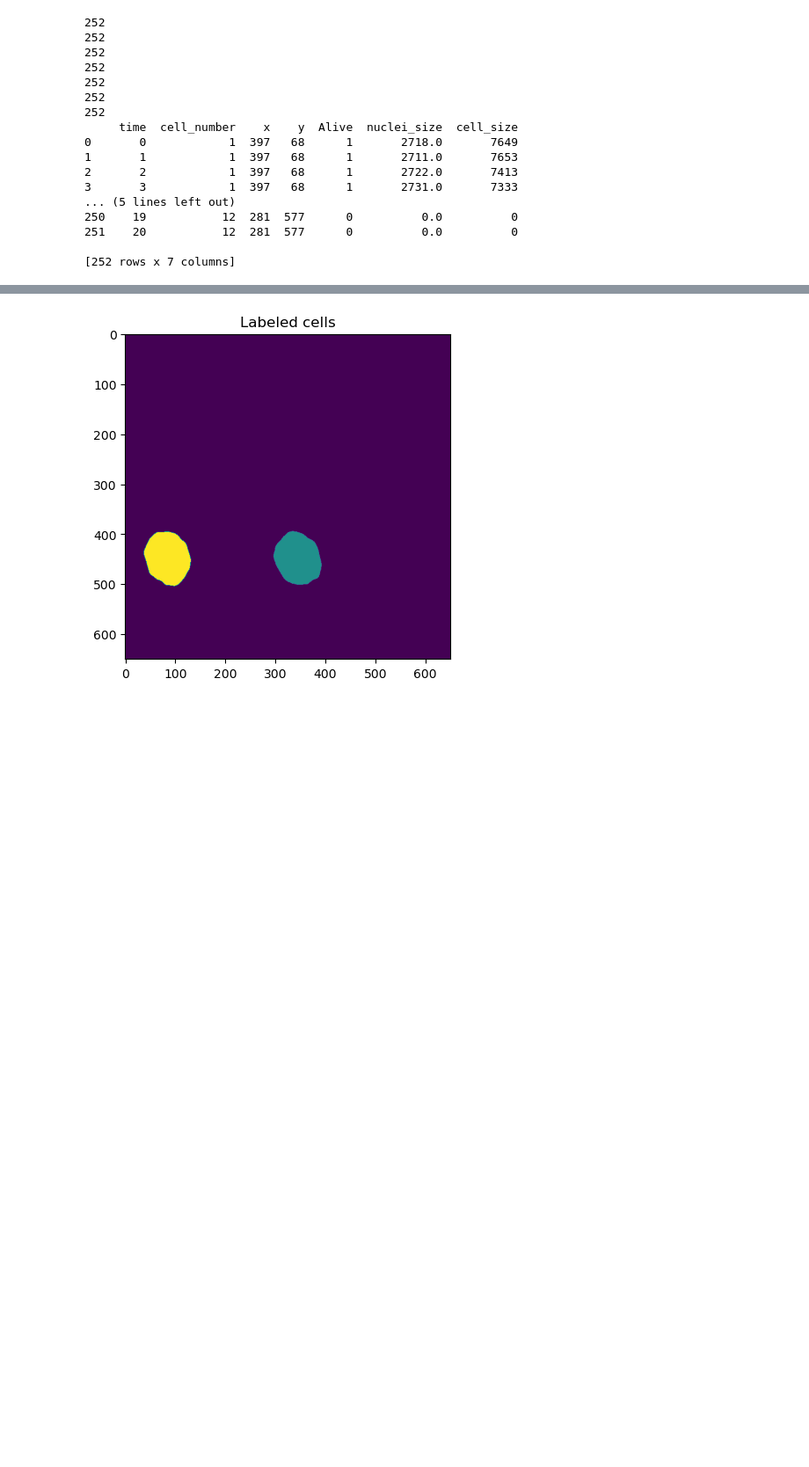
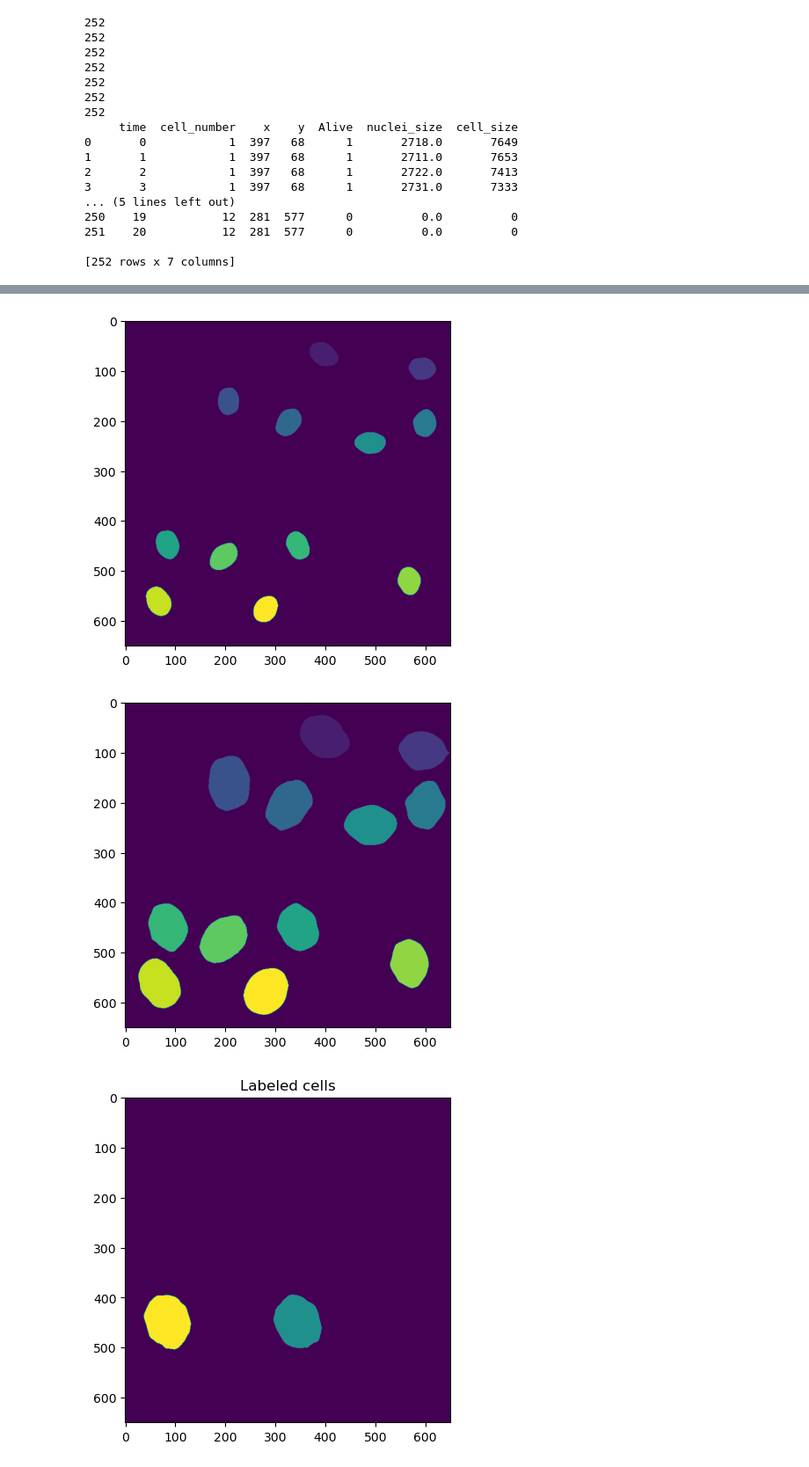
Before and after one commit to Munsky/UQbio2024_Team4, a Jupyter notebook: first_steps_Wiktoria.ipynb, the cells around one changed output, grey strips where cells are left out. Shown: that part at 88% size. Saved outputs shown, nothing was run; the diff lists cells and outputs as text; code cells hidden in the pictures; blank space fills up the shorter version.

```diff
--- a/first_steps_Wiktoria.ipynb
+++ b/first_steps_Wiktoria.ipynb
@@ -550,3 +548,13 @@ for tiff_file in tiff_files:
+# %%
+
+img = imread(('Drug1_1000nM_masks/rep1_FOV1_mask.tif'))
+plt.imshow(img[:,:,0])
+plt.show()
+plt.imshow(img[:,:,1])
+plt.show()
+# %% [output]
+[figure, added]
+[figure, added]
 # %%
 img_G_label = measure.label(img_G_bin)
 #counting the number of cells
```
Also changed, not shown: parts of 4 cells of this notebook, 12 other files.
